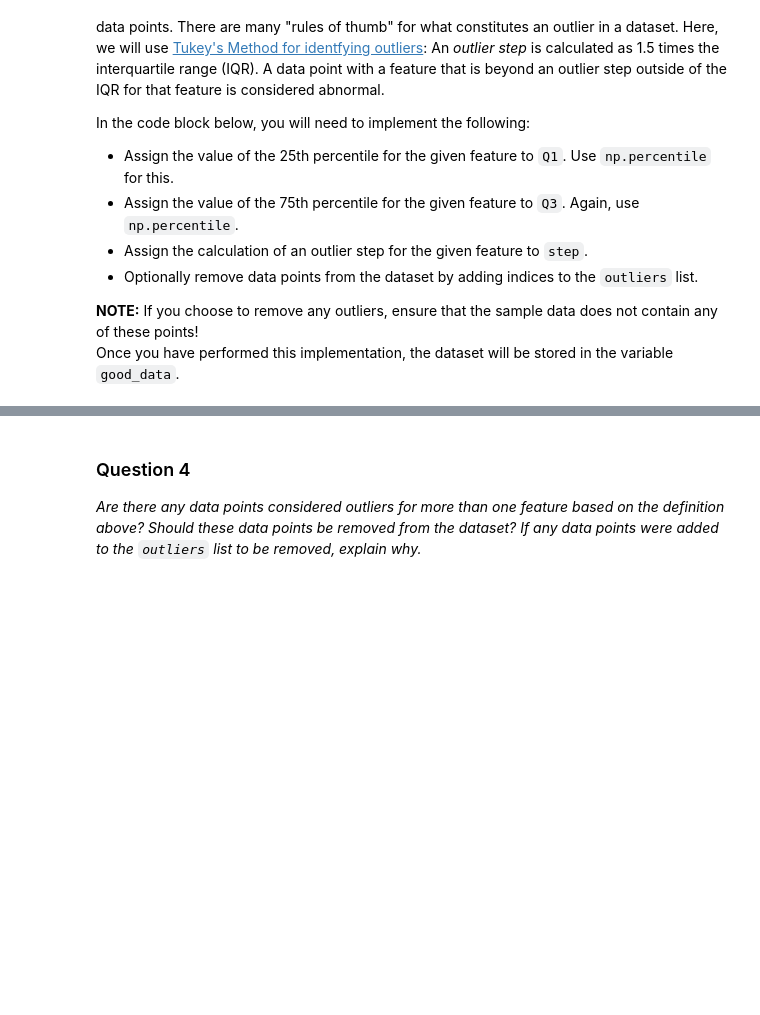
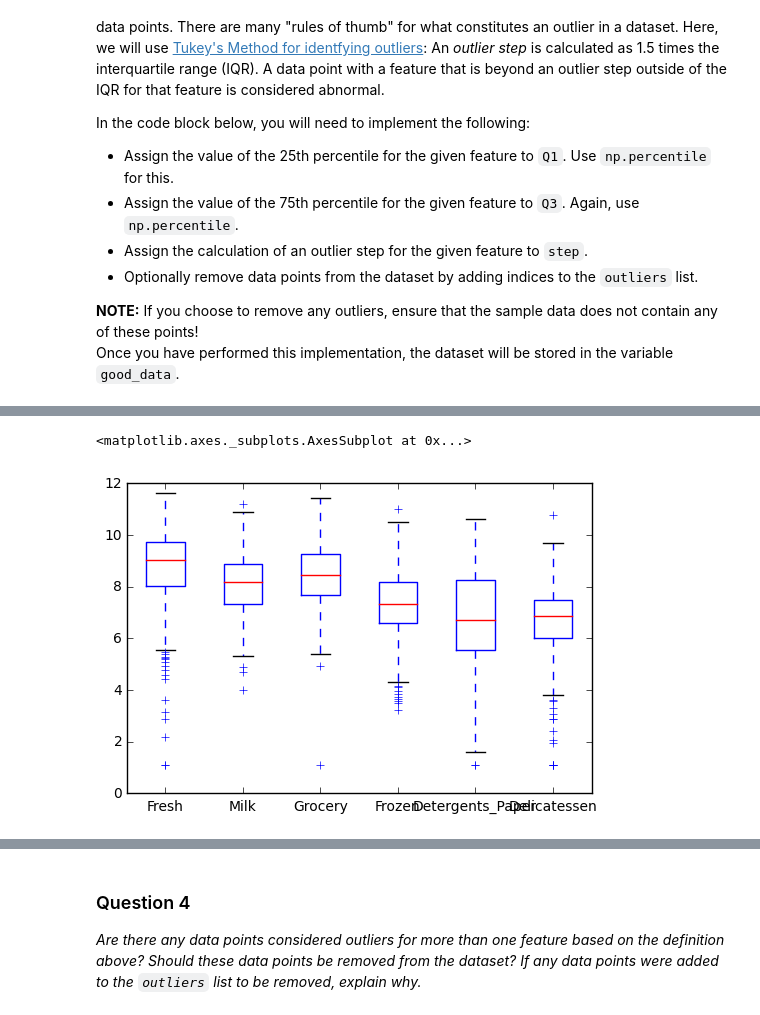
Before and after one commit to alpha-ibrahim/Udacity-machine-learning-engineer, a Jupyter notebook: customer_segments/customer_segments.ipynb, the cells around one changed output, grey strips where cells are left out. Drawn from its saved outputs; the diff is of its cells as text; code cells hidden in the pictures; blank space fills up the shorter version.

```diff
--- a/customer_segments/customer_segments.ipynb
+++ b/customer_segments/customer_segments.ipynb
@@ -244,0 +331,5 @@ good_data = log_data.drop(log_data.index[outliers]).reset_index(drop = True)
+# %%
+log_data.plot.box()
+# %% [output]
+<matplotlib.axes._subplots.AxesSubplot at 0x...>
+[figure, added]
```
Also changed, not shown: parts of 19 cells of this notebook.
